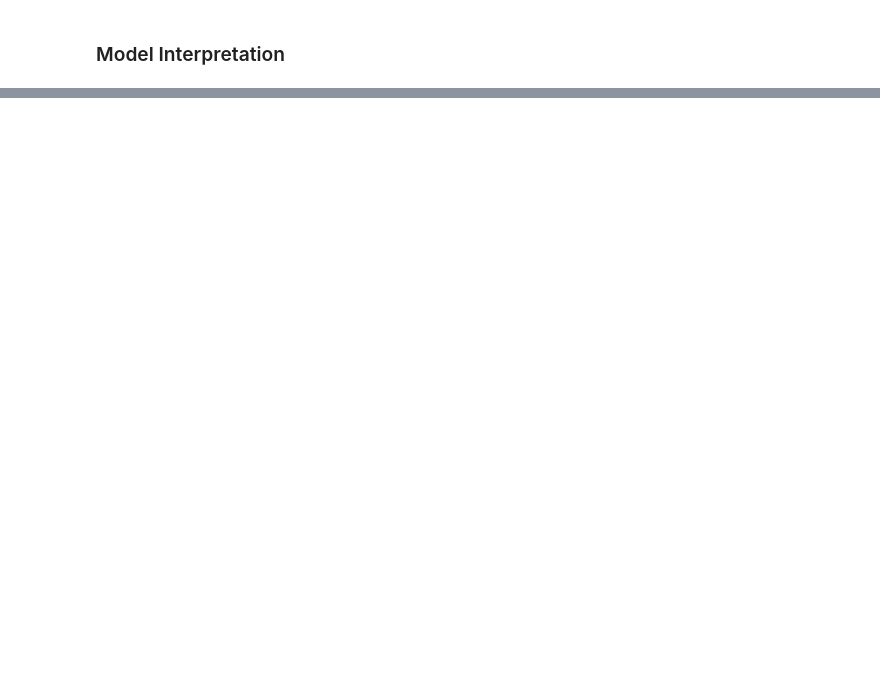
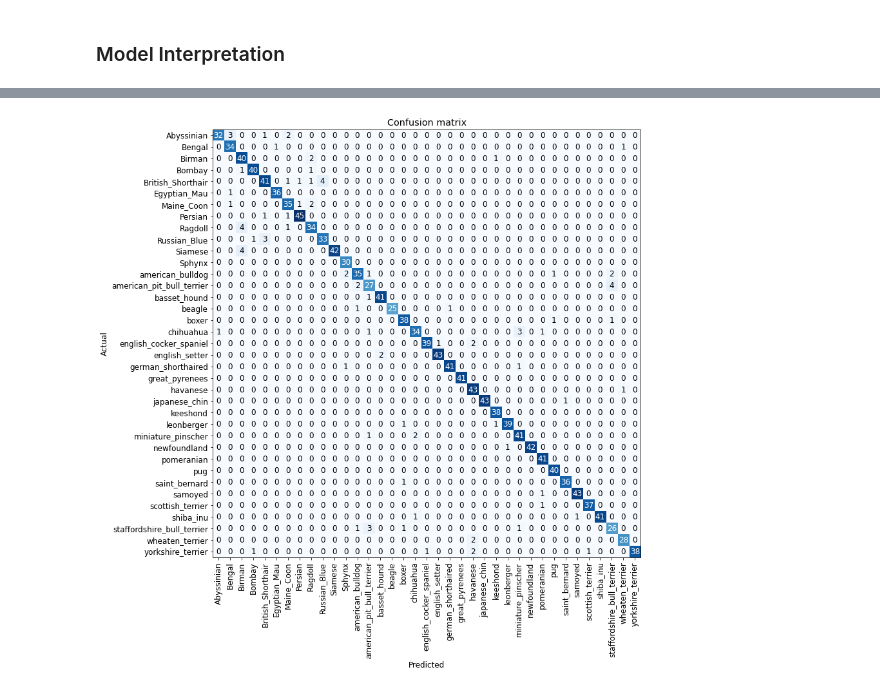
Before and after one commit to huli/fast-ai-course, a Jupyter notebook: chapters/chapter-05-pet-breeds.ipynb, the cells around one changed output, grey strips where cells are left out. Cells and saved outputs as stored; diff of their text form; code cells hidden in the pictures; blank space fills up the shorter version.

```diff
--- a/chapters/chapter-05-pet-breeds.ipynb
+++ b/chapters/chapter-05-pet-breeds.ipynb
@@ -259,2 +259,7 @@ tensor(1.9526)
 # %% [markdown]
 ### Model Interpretation
+# %%
+# try a confusion matrix
+interpretation = ClassificationInterpretation.from_learner(learn)
+interpretation.plot_confusion_matrix(figsize=(12,12))
+# %% [output]
@@ -260,0 +267 @@ tensor(1.9526)
+[figure, added]
```
Also changed, not shown: parts of 48 cells of this notebook, 2 other files.
